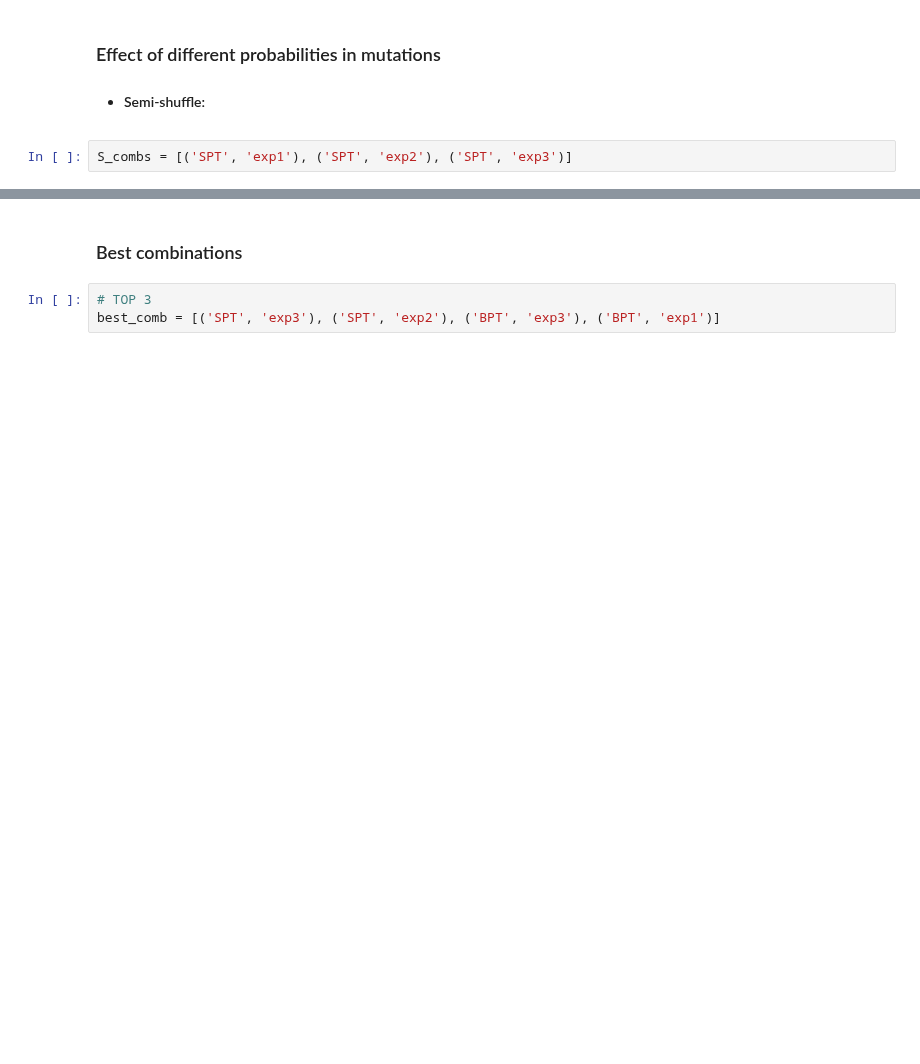
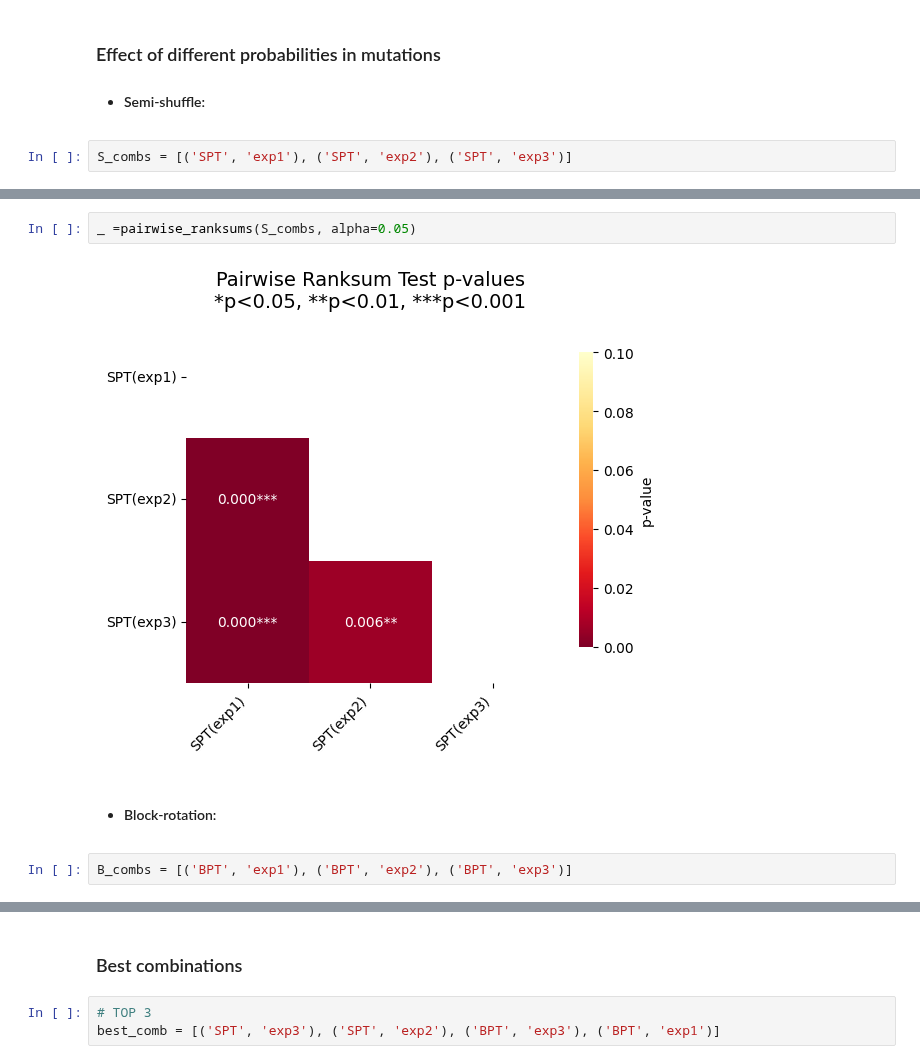
Before and after one commit to rafabernard0/CIFO_PROJECT, a Jupyter notebook: Performance.ipynb, the cells around one changed output, grey strips where cells are left out. Cells and saved outputs as stored; diff of their text form; blank space fills up the shorter version.

```diff
--- a/Performance.ipynb
+++ b/Performance.ipynb
@@ -296,0 +378,8 @@ def non_parametric_pairwise_test
+# %%
+_ =pairwise_ranksums(S_combs, alpha=0.05)
+# %% [output]
+[figure, added]
+# %% [markdown]
+- #### Block-rotation:
+# %%
+B_combs = [('BPT', 'exp1'), ('BPT', 'exp2'), ('BPT', 'exp3')]
```
Also changed, not shown: parts of 16 cells of this notebook, 1 other file.
